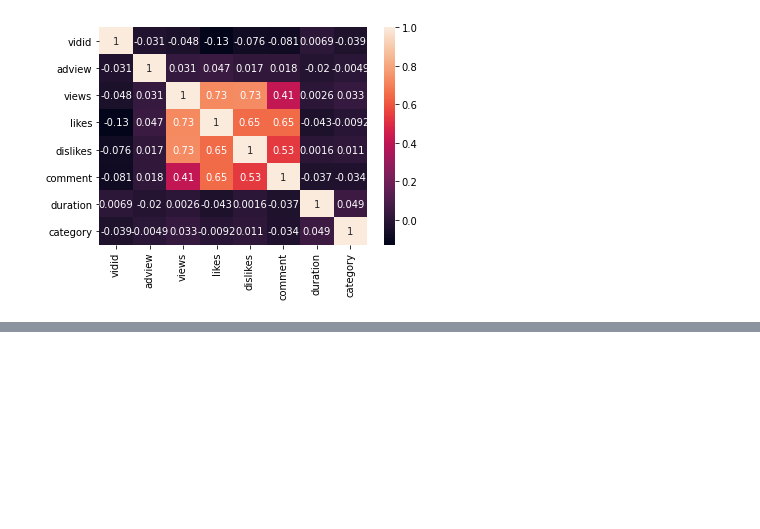
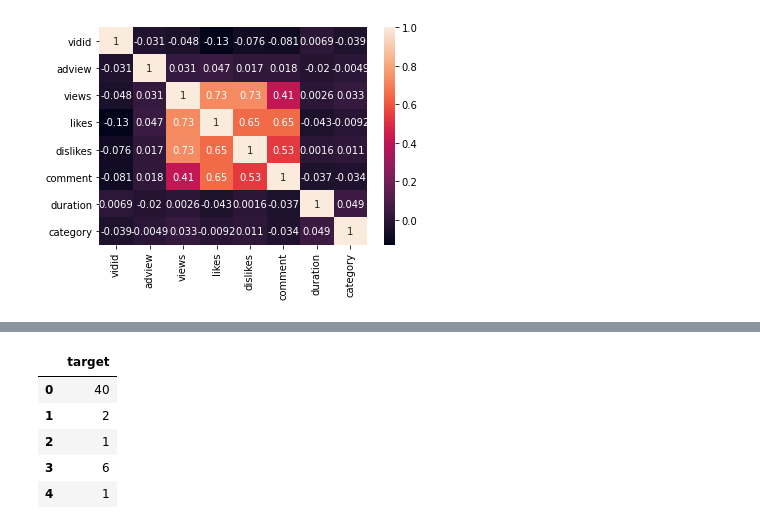
Before and after one commit to imveeru/ml-intern-assignment, a Jupyter notebook: youtube adview prediction.ipynb, the cells around one changed output, grey strips where cells are left out. Saved outputs shown, nothing was run; the diff lists cells and outputs as text; code cells hidden in the pictures; blank space fills up the shorter version.

Commit message:
:zap: YTB ADview Prediction

```diff
--- a/youtube adview prediction.ipynb
+++ b/youtube adview prediction.ipynb
@@ -281,0 +282,10 @@ X.head()
+# %%
+Y=pd.DataFrame(data=df.adview.values,columns=['target'])
+Y.head()
+# %% [output]
+|  | target |
+| 0 | 40 |
+| 1 | 2 |
+| 2 | 1 |
+| 3 | 6 |
+| 4 | 1 |
```
Also changed, not shown: parts of 4 cells of this notebook.
